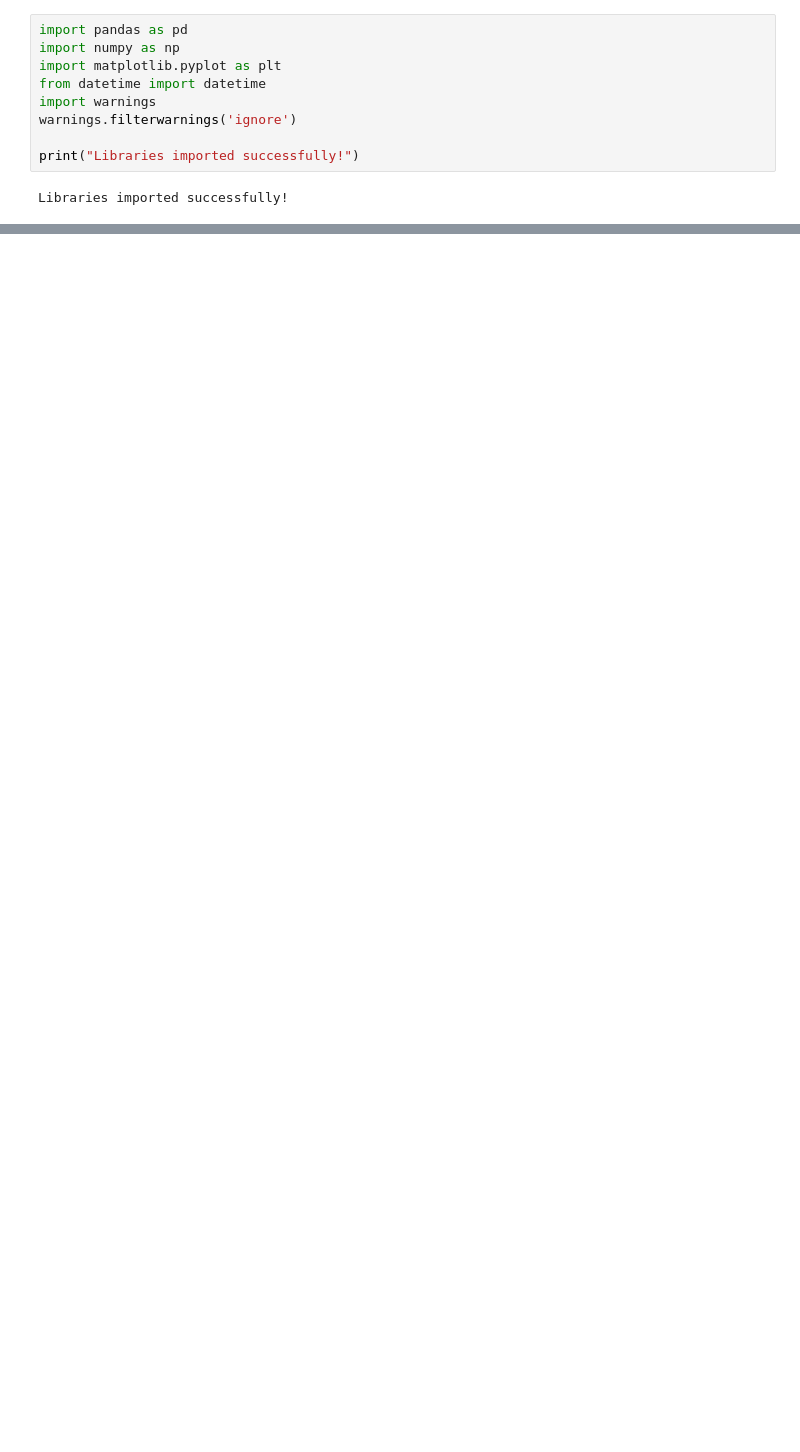
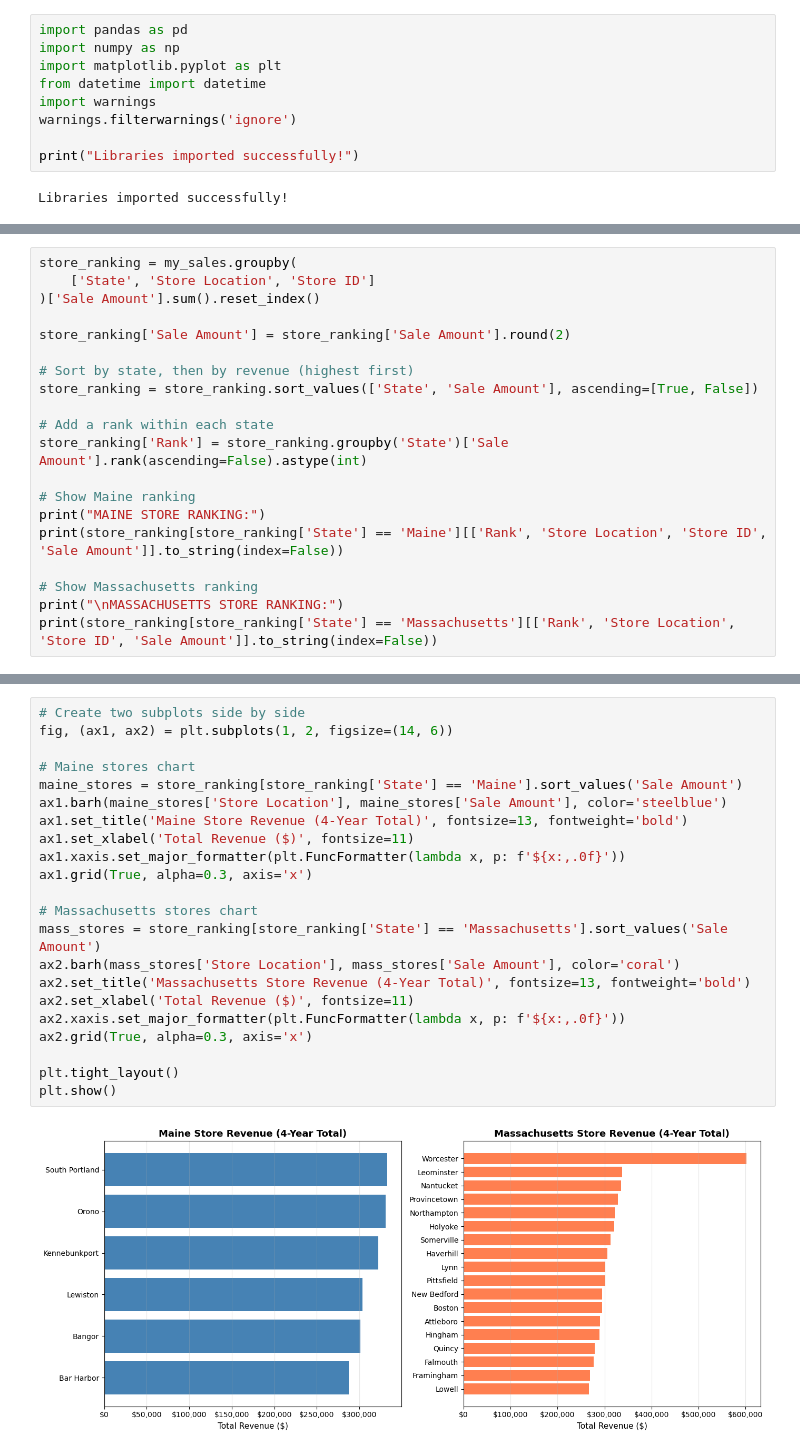
Before and after one commit to dmelgar333/Capstone_2, a Jupyter notebook: melgar_sales_analysis.ipynb, the cells around one changed output, grey strips where cells are left out. Drawn from its saved outputs; the diff is of its cells as text; blank space fills up the shorter version.

```diff
--- a/melgar_sales_analysis.ipynb
+++ b/melgar_sales_analysis.ipynb
@@ -172,0 +113,20 @@ Cities: ['Boston', 'Attleboro', 'Falmouth', 'Framingham', 'Haverhill', 'Hingham'
+# %%
+store_ranking = my_sales.groupby(
+    ['State', 'Store Location', 'Store ID']
+)['Sale Amount'].sum().reset_index()
+
+store_ranking['Sale Amount'] = store_ranking['Sale Amount'].round(2)
+
+# Sort by state, then by revenue (highest first)
+store_ranking = store_ranking.sort_values(['State', 'Sale Amount'], ascending=[True, False])
+
+# Add a rank within each state
+store_ranking['Rank'] = store_ranking.groupby('State')['Sale Amount'].rank(ascending=False).astype(int)
+
+# Show Maine ranking
+print("MAINE STORE RANKING:")
+print(store_ranking[store_ranking['State'] == 'Maine'][['Rank', 'Store Location', 'Store ID', 'Sale Amount']].to_string(index=False))
+
+# Show Massachusetts ranking
+print("\nMASSACHUSETTS STORE RANKING:")
+print(store_ranking[store_ranking['State'] == 'Massachusetts'][['Rank', 'Store Location', 'Store ID', 'Sale Amount']].to_string(index=False))
@@ -172,0 +280,24 @@ Cities: ['Boston', 'Attleboro', 'Falmouth', 'Framingham', 'Haverhill', 'Hingham'
+# %%
+# Create two subplots side by side
+fig, (ax1, ax2) = plt.subplots(1, 2, figsize=(14, 6))
+
+# Maine stores chart
+maine_stores = store_ranking[store_ranking['State'] == 'Maine'].sort_values('Sale Amount')
+ax1.barh(maine_stores['Store Location'], maine_stores['Sale Amount'], color='steelblue')
+ax1.set_title('Maine Store Revenue (4-Year Total)', fontsize=13, fontweight='bold')
+ax1.set_xlabel('Total Revenue ($)', fontsize=11)
+ax1.xaxis.set_major_formatter(plt.FuncFormatter(lambda x, p: f'${x:,.0f}'))
+ax1.grid(True, alpha=0.3, axis='x')
+
+# Massachusetts stores chart
+mass_stores = store_ranking[store_ranking['State'] == 'Massachusetts'].sort_values('Sale Amount')
+ax2.barh(mass_stores['Store Location'], mass_stores['Sale Amount'], color='coral')
+ax2.set_title('Massachusetts Store Revenue (4-Year Total)', fontsize=13, fontweight='bold')
+ax2.set_xlabel('Total Revenue ($)', fontsize=11)
+ax2.xaxis.set_major_formatter(plt.FuncFormatter(lambda x, p: f'${x:,.0f}'))
+ax2.grid(True, alpha=0.3, axis='x')
+
+plt.tight_layout()
+plt.show()
+# %% [output]
+[figure, added]
```
Also changed, not shown: parts of 26 cells of this notebook.
